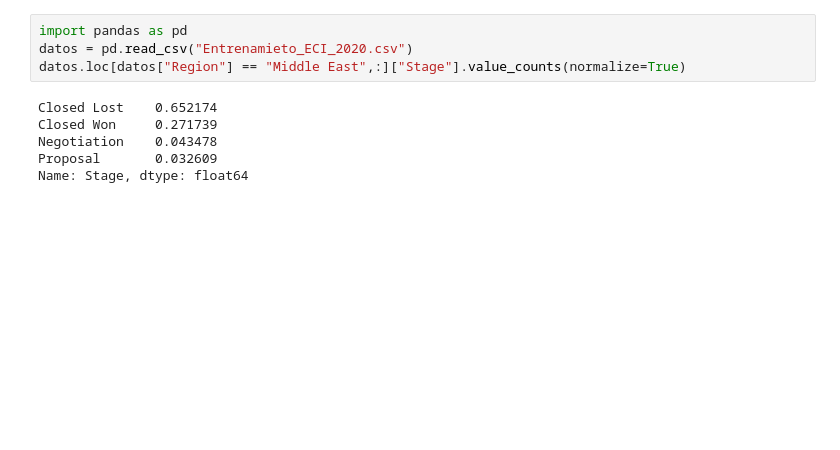
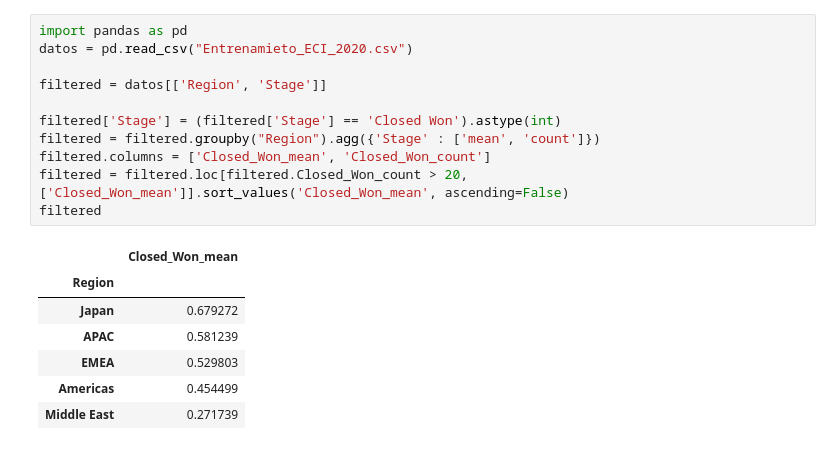
Before and after one commit to gianbelinche/TP1-OrgaDeDatos, a Jupyter notebook: Insights/Region vs Closed Won.ipynb, the cells around one changed output. Saved outputs shown, nothing was run; the diff lists cells and outputs as text; blank space fills up the shorter version.

```diff
--- a/Insights/Region vs Closed Won.ipynb
+++ b/Insights/Region vs Closed Won.ipynb
@@ -1,11 +1,20 @@
-# %%
-import pandas as pd
-datos = pd.read_csv("Entrenamieto_ECI_2020.csv")
-datos.loc[datos["Region"] == "Middle East",:]["Stage"].value_counts(normalize=True)
-# %% [output]
-Closed Lost    0.652174
-Closed Won     0.271739
-Negotiation    0.043478
-Proposal       0.032609
-Name: Stage, dtype: float64
+# %%
+import pandas as pd
+datos = pd.read_csv("Entrenamieto_ECI_2020.csv")
+
+filtered = datos[['Region', 'Stage']]
+
+filtered['Stage'] = (filtered['Stage'] == 'Closed Won').astype(int)
+filtered = filtered.groupby("Region").agg({'Stage' : ['mean', 'count']})
+filtered.columns = ['Closed_Won_mean', 'Closed_Won_count']
+filtered = filtered.loc[filtered.Closed_Won_count > 20, ['Closed_Won_mean']].sort_values('Closed_Won_mean', ascending=False)
+filtered
+# %% [output]
+|  | Closed_Won_mean |
+| Region |  |
+| Japan | 0.679272 |
+| APAC | 0.581239 |
+| EMEA | 0.529803 |
+| Americas | 0.454499 |
+| Middle East | 0.271739 |
 # %%
```
Also changed, not shown: parts of 1 cell of this notebook, 11 other files.
